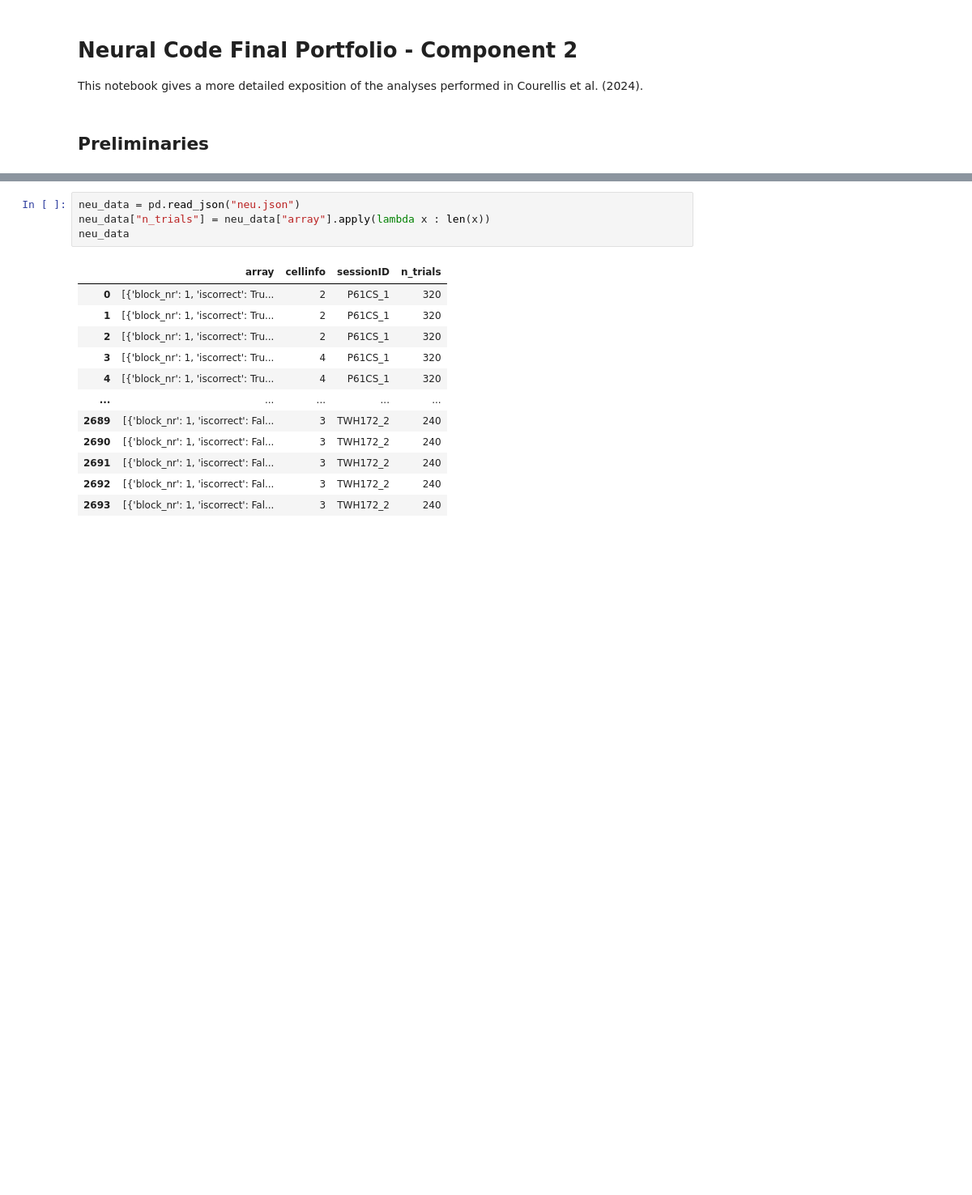
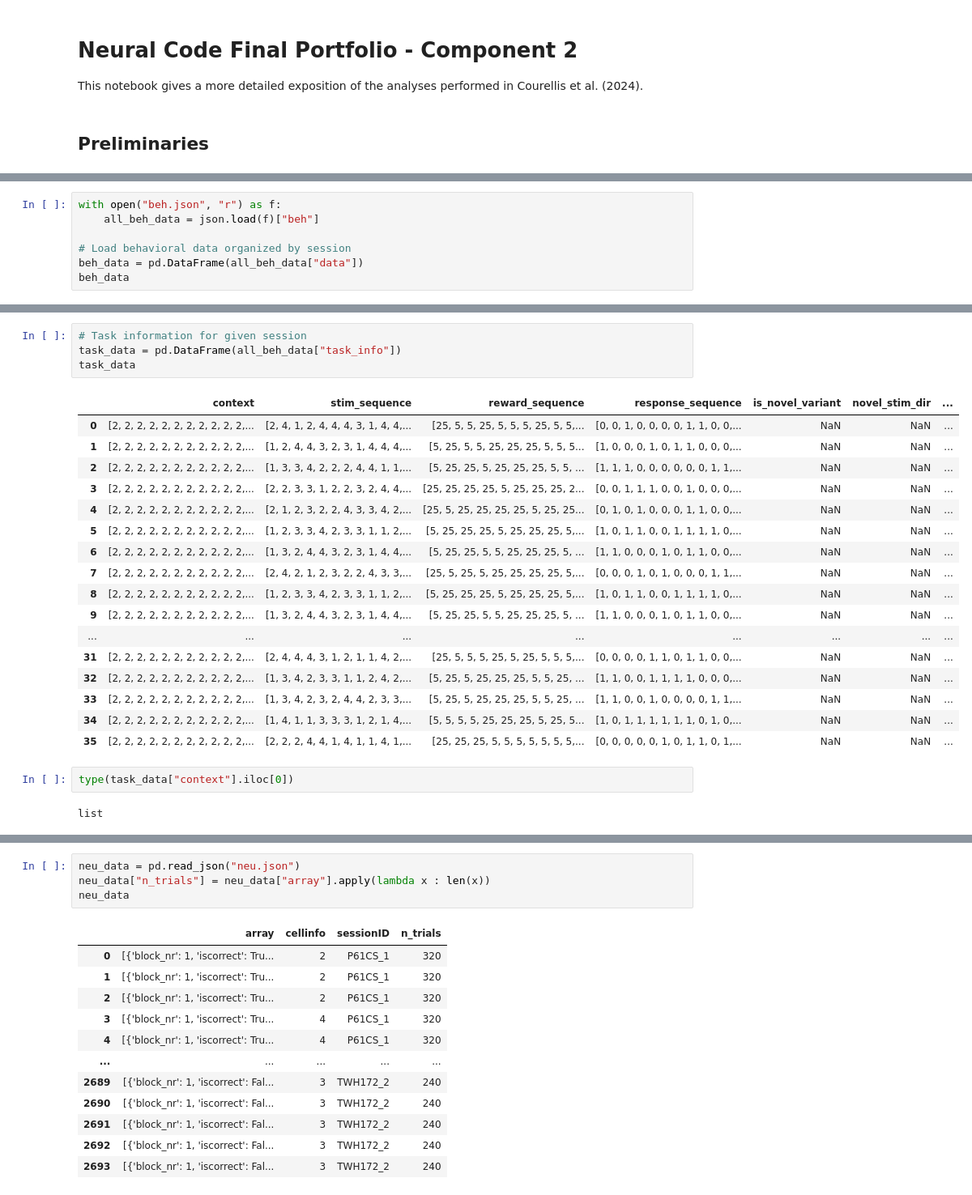
Before and after one commit to bnnyng/neural-code-portfolio, a Jupyter notebook: paper_analysis.ipynb, the cells around one changed output, grey strips where cells are left out. Shown: that part at 81% size. Cells and saved outputs as stored; diff of their text form; blank space fills up the shorter version.

```diff
--- a/paper_analysis.ipynb
+++ b/paper_analysis.ipynb
@@ -17,0 +37,7 @@ neu_mat_path = os.path.join(FOLDER_PATH, "data/neu.mat")
+# %%
+with open("beh.json", "r") as f:
+    all_beh_data = json.load(f)["beh"]
+
+# Load behavioral data organized by session
+beh_data = pd.DataFrame(all_beh_data["data"])
+beh_data
@@ -17,0 +62,26 @@ neu_mat_path = os.path.join(FOLDER_PATH, "data/neu.mat")
+# %%
+# Task information for given session
+task_data = pd.DataFrame(all_beh_data["task_info"])
+task_data
+# %% [output]
+|  | context | stim_sequence | reward_sequence | response_sequence | is_novel_variant | novel_stim_dir | ... |
+| 0 | [2, 2, 2, 2, 2, 2, 2, 2, 2, 2, 2,... | [2, 4, 1, 2, 4, 4, 4, 3, 1, 4, 4,... | [25, 5, 5, 25, 5, 5, 5, 25, 5, 5,... | [0, 0, 1, 0, 0, 0, 0, 1, 1, 0, 0,... | NaN | NaN | ... |
+| 1 | [2, 2, 2, 2, 2, 2, 2, 2, 2, 2, 2,... | [1, 2, 4, 4, 3, 2, 3, 1, 4, 4, 4,... | [5, 25, 5, 5, 25, 25, 25, 5, 5, 5... | [1, 0, 0, 0, 1, 0, 1, 1, 0, 0, 0,... | NaN | NaN | ... |
+| 2 | [2, 2, 2, 2, 2, 2, 2, 2, 2, 2, 2,... | [1, 3, 3, 4, 2, 2, 2, 4, 4, 1, 1,... | [5, 25, 25, 5, 25, 25, 25, 5, 5, ... | [1, 1, 1, 0, 0, 0, 0, 0, 0, 1, 1,... | NaN | NaN | ... |
+| 3 | [2, 2, 2, 2, 2, 2, 2, 2, 2, 2, 2,... | [2, 2, 3, 3, 1, 2, 2, 3, 2, 4, 4,... | [25, 25, 25, 25, 5, 25, 25, 25, 2... | [0, 0, 1, 1, 1, 0, 0, 1, 0, 0, 0,... | NaN | NaN | ... |
+| 4 | [2, 2, 2, 2, 2, 2, 2, 2, 2, 2, 2,... | [2, 1, 2, 3, 2, 2, 4, 3, 3, 4, 2,... | [25, 5, 25, 25, 25, 25, 5, 25, 25... | [0, 1, 0, 1, 0, 0, 0, 1, 1, 0, 0,... | NaN | NaN | ... |
+| 5 | [2, 2, 2, 2, 2, 2, 2, 2, 2, 2, 2,... | [1, 2, 3, 3, 4, 2, 3, 3, 1, 1, 2,... | [5, 25, 25, 25, 5, 25, 25, 25, 5,... | [1, 0, 1, 1, 0, 0, 1, 1, 1, 1, 0,... | NaN | NaN | ... |
+| 6 | [2, 2, 2, 2, 2, 2, 2, 2, 2, 2, 2,... | [1, 3, 2, 4, 4, 3, 2, 3, 1, 4, 4,... | [5, 25, 25, 5, 5, 25, 25, 25, 5, ... | [1, 1, 0, 0, 0, 1, 0, 1, 1, 0, 0,... | NaN | NaN | ... |
+| 7 | [2, 2, 2, 2, 2, 2, 2, 2, 2, 2, 2,... | [2, 4, 2, 1, 2, 3, 2, 2, 4, 3, 3,... | [25, 5, 25, 5, 25, 25, 25, 25, 5,... | [0, 0, 0, 1, 0, 1, 0, 0, 0, 1, 1,... | NaN | NaN | ... |
+| 8 | [2, 2, 2, 2, 2, 2, 2, 2, 2, 2, 2,... | [1, 2, 3, 3, 4, 2, 3, 3, 1, 1, 2,... | [5, 25, 25, 25, 5, 25, 25, 25, 5,... | [1, 0, 1, 1, 0, 0, 1, 1, 1, 1, 0,... | NaN | NaN | ... |
+| 9 | [2, 2, 2, 2, 2, 2, 2, 2, 2, 2, 2,... | [1, 3, 2, 4, 4, 3, 2, 3, 1, 4, 4,... | [5, 25, 25, 5, 5, 25, 25, 25, 5, ... | [1, 1, 0, 0, 0, 1, 0, 1, 1, 0, 0,... | NaN | NaN | ... |
+| ... | ... | ... | ... | ... | ... | ... | ... |
+| 31 | [2, 2, 2, 2, 2, 2, 2, 2, 2, 2, 2,... | [2, 4, 4, 4, 3, 1, 2, 1, 1, 4, 2,... | [25, 5, 5, 5, 25, 5, 25, 5, 5, 5,... | [0, 0, 0, 0, 1, 1, 0, 1, 1, 0, 0,... | NaN | NaN | ... |
+| 32 | [2, 2, 2, 2, 2, 2, 2, 2, 2, 2, 2,... | [1, 3, 4, 2, 3, 3, 1, 1, 2, 4, 2,... | [5, 25, 5, 25, 25, 25, 5, 5, 25, ... | [1, 1, 0, 0, 1, 1, 1, 1, 0, 0, 0,... | NaN | NaN | ... |
+| 33 | [2, 2, 2, 2, 2, 2, 2, 2, 2, 2, 2,... | [1, 3, 4, 2, 3, 2, 4, 4, 2, 3, 3,... | [5, 25, 5, 25, 25, 25, 5, 5, 25, ... | [1, 1, 0, 0, 1, 0, 0, 0, 0, 1, 1,... | NaN | NaN | ... |
+| 34 | [2, 2, 2, 2, 2, 2, 2, 2, 2, 2, 2,... | [1, 4, 1, 1, 3, 3, 3, 1, 2, 1, 4,... | [5, 5, 5, 5, 25, 25, 25, 5, 25, 5... | [1, 0, 1, 1, 1, 1, 1, 1, 0, 1, 0,... | NaN | NaN | ... |
+| 35 | [2, 2, 2, 2, 2, 2, 2, 2, 2, 2, 2,... | [2, 2, 2, 4, 4, 1, 4, 1, 1, 4, 1,... | [25, 25, 25, 5, 5, 5, 5, 5, 5, 5,... | [0, 0, 0, 0, 0, 1, 0, 1, 1, 0, 1,... | NaN | NaN | ... |
+# %%
+type(task_data["context"].iloc[0])
+# %% [output]
+list
```
Also changed, not shown: parts of 32 cells of this notebook, 5 other files.
